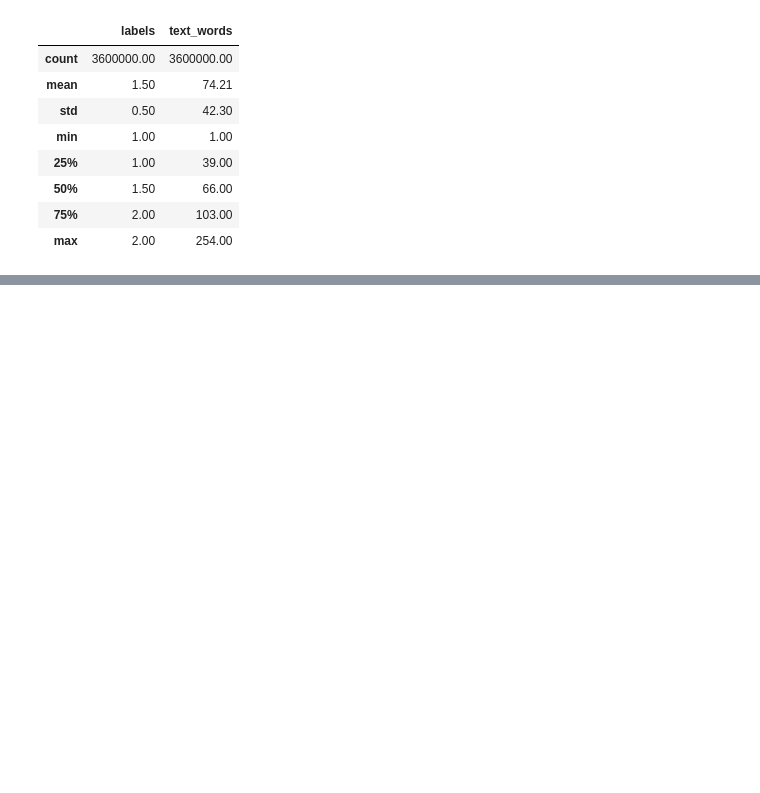
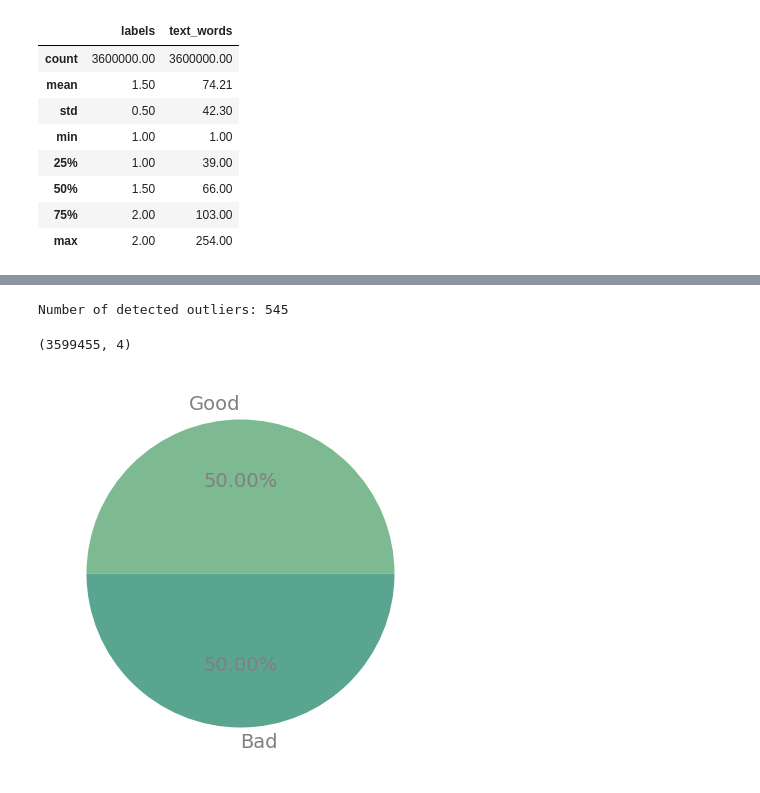
Before and after one commit to inesgcalvo/customer_review_classifier, a Jupyter notebook: notebook/02_exploratory_data_analysis.ipynb, the cells around one changed output, grey strips where cells are left out. Drawn from its saved outputs; the diff is of its cells as text; code cells hidden in the pictures; blank space fills up the shorter version.

```diff
--- a/notebook/02_exploratory_data_analysis.ipynb
+++ b/notebook/02_exploratory_data_analysis.ipynb
@@ -360,0 +368,39 @@ Conduct statistical tests (e.g., t-tests, chi-square tests) to validate hypothes
+# %%
+# Calculate IQR
+Q1 = np.percentile(train_df['text_words'], 25)
+Q3 = np.percentile(train_df['text_words'], 75)
+IQR = Q3 - Q1
+
+
+IQR_min_text_words = Q1 - 1.5 * IQR
+IQR_max_text_words = Q3 + 1.5 * IQR
+
+# Detect outliers using IQR method
+detected_outliers = train_df['text_words'][(train_df['text_words'] < IQR_min_text_words) | (train_df['text_words'] > IQR_max_text_words)]
+
+print(f'Number of detected outliers: {len(detected_outliers)}')
+# %% [output]
+Number of detected outliers: 545
+# %%
+print(train_df.shape)
+
+train_df = train_df[train_df['text_words'] >= IQR_min_text_words]
+train_df = train_df[train_df['text_words'] <= IQR_max_text_words]
+
+print(train_df.shape)
+# %% [output]
+(3599455, 4)
+# %%
+data_labels = train_df['labels'].value_counts().to_list()
+labels = ['Good', 'Bad']
+
+plt.figure(figsize = (5, 5), facecolor = 'none')
+plt.pie(x=data_labels,
+    labels=labels,
+    colors=sns.color_palette('crest'),
+    autopct="%.2f%%",
+    textprops={'color': 'grey', 'fontsize': 14})
+
+plt.show()
+# %% [output]
+[figure, added]
```
Also changed, not shown: parts of 13 cells of this notebook, 1 other file.
